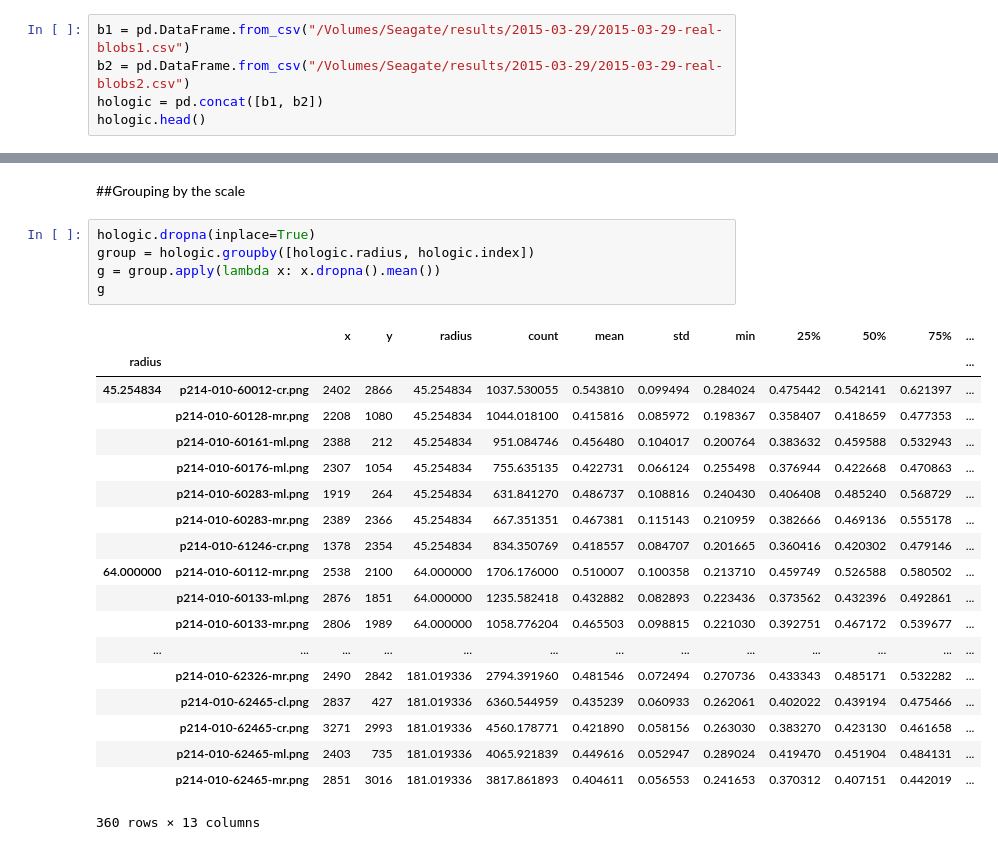
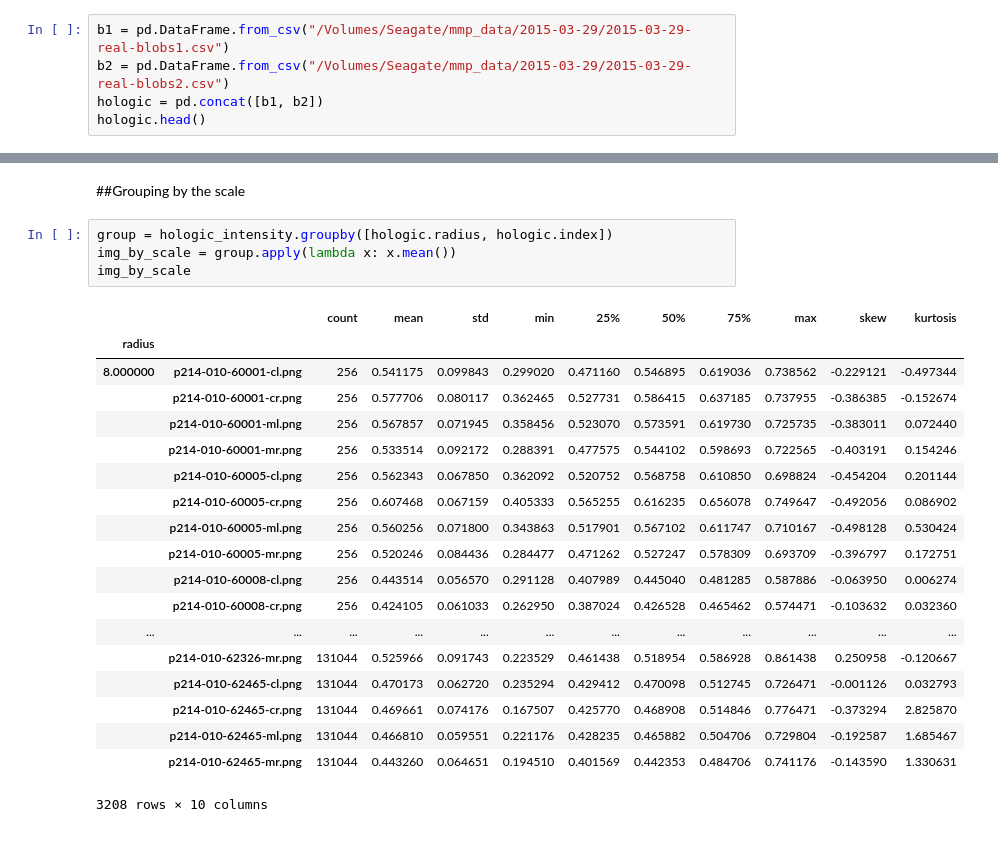
Before and after one commit to samueljackson92/major-project-data, a Jupyter notebook: notebooks/2015-03-29-blob-intensity-analysis.ipynb, the cells around one changed output, grey strips where cells are left out. Saved outputs shown, nothing was run; the diff lists cells and outputs as text.

```diff
--- a/notebooks/2015-03-29-blob-intensity-analysis.ipynb
+++ b/notebooks/2015-03-29-blob-intensity-analysis.ipynb
@@ -4,8 +4,8 @@ import pandas as pd
 import numpy as np
 import mia
 # %%
-b1 = pd.DataFrame.from_csv("/Volumes/Seagate/results/2015-03-29/2015-03-29-real-blobs1.csv")
-b2 = pd.DataFrame.from_csv("/Volumes/Seagate/results/2015-03-29/2015-03-29-real-blobs2.csv")
+b1 = pd.DataFrame.from_csv("/Volumes/Seagate/mmp_data/2015-03-29/2015-03-29-real-blobs1.csv")
+b2 = pd.DataFrame.from_csv("/Volumes/Seagate/mmp_data/2015-03-29/2015-03-29-real-blobs2.csv")
 hologic = pd.concat([b1, b2])
 hologic.head()
 # %% [output]
@@ -89,27 +77,26 @@ mia.plotting.plot_scatter_2d(mapping, [0,1], hologic_meta.drop_duplicates().BIRA
 # %% [markdown]
 ##Grouping by the scale
 # %%
-hologic.dropna(inplace=True)
-group = hologic.groupby([hologic.radius, hologic.index])
-g = group.apply(lambda x: x.dropna().mean())
-g
+group = hologic_intensity.groupby([hologic.radius, hologic.index])
+img_by_scale = group.apply(lambda x: x.mean())
+img_by_scale
 # %% [output]
-|  |  | x | y | radius | count | mean | std | min | 25% | 50% | 75% | ... |
-| radius |  |  |  |  |  |  |  |  |  |  |  | ... |
-| 45.254834 | p214-010-60012-cr.png | 2402 | 2866 | 45.254834 | 1037.530055 | 0.543810 | 0.099494 | 0.284024 | 0.475442 | 0.542141 | 0.621397 | ... |
-|  | p214-010-60128-mr.png | 2208 | 1080 | 45.254834 | 1044.018100 | 0.415816 | 0.085972 | 0.198367 | 0.358407 | 0.418659 | 0.477353 | ... |
-|  | p214-010-60161-ml.png | 2388 | 212 | 45.254834 | 951.084746 | 0.456480 | 0.104017 | 0.200764 | 0.383632 | 0.459588 | 0.532943 | ... |
-|  | p214-010-60176-ml.png | 2307 | 1054 | 45.254834 | 755.635135 | 0.422731 | 0.066124 | 0.255498 | 0.376944 | 0.422668 | 0.470863 | ... |
-|  | p214-010-60283-ml.png | 1919 | 264 | 45.254834 | 631.841270 | 0.486737 | 0.108816 | 0.240430 | 0.406408 | 0.485240 | 0.568729 | ... |
-|  | p214-010-60283-mr.png | 2389 | 2366 | 45.254834 | 667.351351 | 0.467381 | 0.115143 | 0.210959 | 0.382666 | 0.469136 | 0.555178 | ... |
-|  | p214-010-61246-cr.png | 1378 | 2354 | 45.254834 | 834.350769 | 0.418557 | 0.084707 | 0.201665 | 0.360416 | 0.420302 | 0.479146 | ... |
-| 64.000000 | p214-010-60112-mr.png | 2538 | 2100 | 64.000000 | 1706.176000 | 0.510007 | 0.100358 | 0.213710 | 0.459749 | 0.526588 | 0.580502 | ... |
-|  | p214-010-60133-ml.png | 2876 | 1851 | 64.000000 | 1235.582418 | 0.432882 | 0.082893 | 0.223436 | 0.373562 | 0.432396 | 0.492861 | ... |
-|  | p214-010-60133-mr.png | 2806 | 1989 | 64.000000 | 1058.776204 | 0.465503 | 0.098815 | 0.221030 | 0.392751 | 0.467172 | 0.539677 | ... |
-| ... | ... | ... | ... | ... | ... | ... | ... | ... | ... | ... | ... | ... |
-|  | p214-010-62326-mr.png | 2490 | 2842 | 181.019336 | 2794.391960 | 0.481546 | 0.072494 | 0.270736 | 0.433343 | 0.485171 | 0.532282 | ... |
-|  | p214-010-62465-cl.png | 2837 | 427 | 181.019336 | 6360.544959 | 0.435239 | 0.060933 | 0.262061 | 0.402022 | 0.439194 | 0.475466 | ... |
-|  | p214-010-62465-cr.png | 3271 | 2993 | 181.019336 | 4560.178771 | 0.421890 | 0.058156 | 0.263030 | 0.383270 | 0.423130 | 0.461658 | ... |
-|  | p214-010-62465-ml.png | 2403 | 735 | 181.019336 | 4065.921839 | 0.449616 | 0.052947 | 0.289024 | 0.419470 | 0.451904 | 0.484131 | ... |
-|  | p214-010-62465-mr.png | 2851 | 3016 | 181.019336 | 3817.861893 | 0.404611 | 0.056553 | 0.241653 | 0.370312 | 0.407151 | 0.442019 | ... |
+|  |  | count | mean | std | min | 25% | 50% | 75% | max | skew | kurtosis |
+| radius |  |  |  |  |  |  |  |  |  |  |  |
+| 8.000000 | p214-010-60001-cl.png | 256 | 0.541175 | 0.099843 | 0.299020 | 0.471160 | 0.546895 | 0.619036 | 0.738562 | -0.229121 | -0.497344 |
+|  | p214-010-60001-cr.png | 256 | 0.577706 | 0.080117 | 0.362465 | 0.527731 | 0.586415 | 0.637185 | 0.737955 | -0.386385 | -0.152674 |
+|  | p214-010-60001-ml.png | 256 | 0.567857 | 0.071945 | 0.358456 | 0.523070 | 0.573591 | 0.619730 | 0.725735 | -0.383011 | 0.072440 |
+|  | p214-010-60001-mr.png | 256 | 0.533514 | 0.092172 | 0.288391 | 0.477575 | 0.544102 | 0.598693 | 0.722565 | -0.403191 | 0.154246 |
+|  | p214-010-60005-cl.png | 256 | 0.562343 | 0.067850 | 0.362092 | 0.520752 | 0.568758 | 0.610850 | 0.698824 | -0.454204 | 0.201144 |
+|  | p214-010-60005-cr.png | 256 | 0.607468 | 0.067159 | 0.405333 | 0.565255 | 0.616235 | 0.656078 | 0.749647 | -0.492056 | 0.086902 |
+|  | p214-010-60005-ml.png | 256 | 0.560256 | 0.071800 | 0.343863 | 0.517901 | 0.567102 | 0.611747 | 0.710167 | -0.498128 | 0.530424 |
+|  | p214-010-60005-mr.png | 256 | 0.520246 | 0.084436 | 0.284477 | 0.471262 | 0.527247 | 0.578309 | 0.693709 | -0.396797 | 0.172751 |
+|  | p214-010-60008-cl.png | 256 | 0.443514 | 0.056570 | 0.291128 | 0.407989 | 0.445040 | 0.481285 | 0.587886 | -0.063950 | 0.006274 |
+|  | p214-010-60008-cr.png | 256 | 0.424105 | 0.061033 | 0.262950 | 0.387024 | 0.426528 | 0.465462 | 0.574471 | -0.103632 | 0.032360 |
+| ... | ... | ... | ... | ... | ... | ... | ... | ... | ... | ... | ... |
+|  | p214-010-62326-mr.png | 131044 | 0.525966 | 0.091743 | 0.223529 | 0.461438 | 0.518954 | 0.586928 | 0.861438 | 0.250958 | -0.120667 |
+|  | p214-010-62465-cl.png | 131044 | 0.470173 | 0.062720 | 0.235294 | 0.429412 | 0.470098 | 0.512745 | 0.726471 | -0.001126 | 0.032793 |
+|  | p214-010-62465-cr.png | 131044 | 0.469661 | 0.074176 | 0.167507 | 0.425770 | 0.468908 | 0.514846 | 0.776471 | -0.373294 | 2.825870 |
+|  | p214-010-62465-ml.png | 131044 | 0.466810 | 0.059551 | 0.221176 | 0.428235 | 0.465882 | 0.504706 | 0.729804 | -0.192587 | 1.685467 |
+|  | p214-010-62465-mr.png | 131044 | 0.443260 | 0.064651 | 0.194510 | 0.401569 | 0.442353 | 0.484706 | 0.741176 | -0.143590 | 1.330631 |
-360 rows × 13 columns
+3208 rows × 10 columns
```
Also changed, not shown: parts of 10 cells of this notebook, 5 other files.
